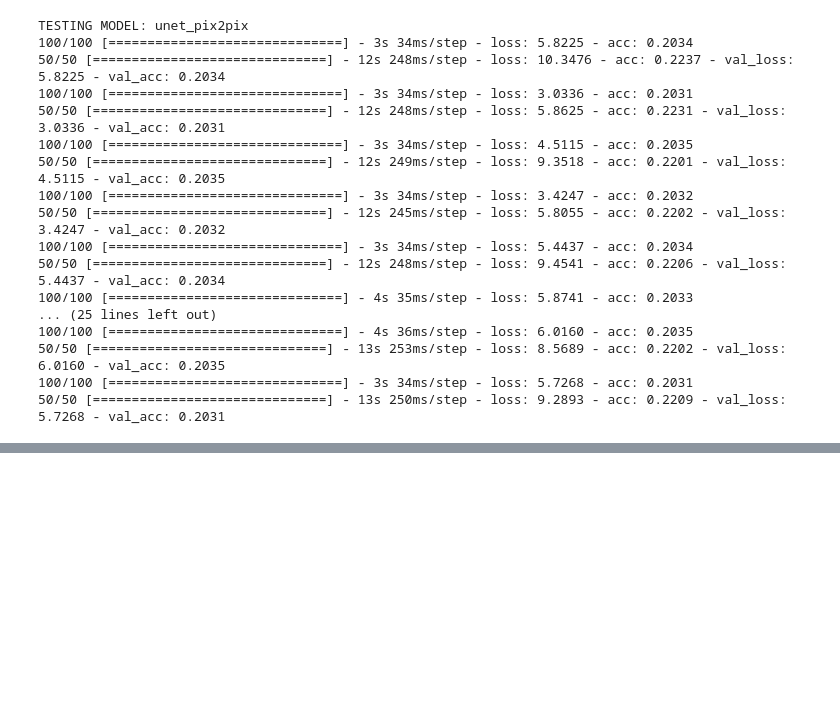
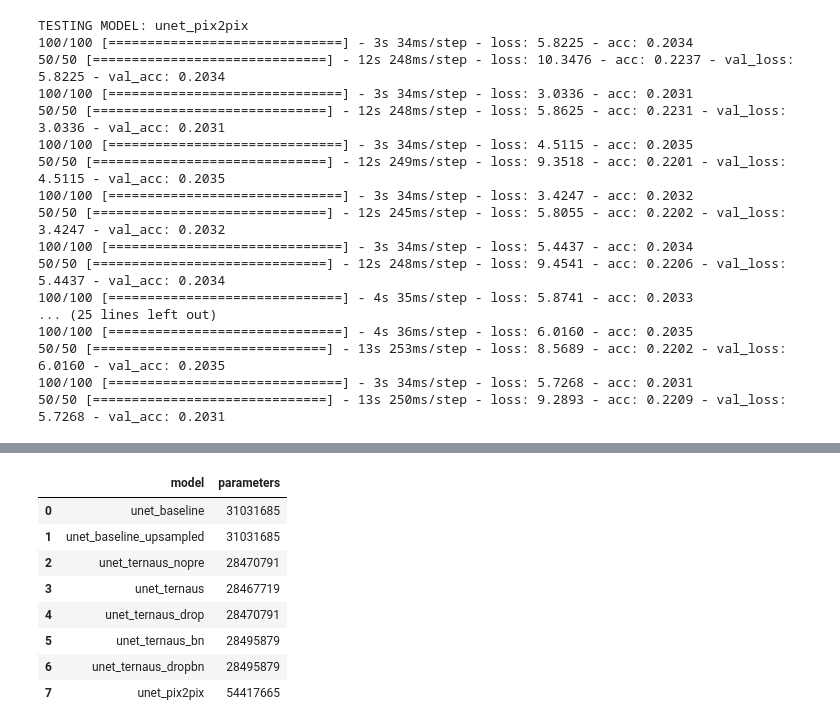
Before and after one commit to a-martyn/unet, a Jupyter notebook: model_comparison.ipynb, the cells around one changed output, grey strips where cells are left out. Drawn from its saved outputs; the diff is of its cells as text; code cells hidden in the pictures; blank space fills up the shorter version.

```diff
--- a/model_comparison.ipynb
+++ b/model_comparison.ipynb
@@ -286,24 +186,0 @@ KeyboardInterrupt:
-# %%
-img_sz = (256, 256, 1)
-batch_sz = 2
-
-# Models
-models = [
-    ['unet_baseline', unet, dict(input_size=img_sz)],
-]
-
-# Data loaders
-train_loader = loader(train_pth, input_generator_train, target_generator_train, batch_sz=batch_sz, img_sz=img_sz[:2])
-test_loader = loader(test_pth, input_generator_test, target_generator_test, batch_sz=batch_sz, img_sz=img_sz[:2])
-# %%
-training_params = dict(
-    train_steps=1000,
-    val_steps=200,
-    epochs=1,
-    iterations=3,
-    lr=1e-4
-)
-
-for model in models:
-    print(f'\nTESTING MODEL: {model[0]}')
-    results = test_model(model[1], train_loader, test_loader, **training_params, model_params=model[2])
@@ -400,0 +191,6 @@ loss: 1.2724 - acc: 0.8682 - val_loss: 1.1669 - val_acc: 0.9347
+# %%
+# Count trainable parameters for each model
+params = []
+for model in models:
+    m = model[1](**model[2])
+    params.append([model[0], m.count_params()])
@@ -400,0 +215,12 @@ loss: 1.2724 - acc: 0.8682 - val_loss: 1.1669 - val_acc: 0.9347
+# %%
+pd.DataFrame(params, columns=['model', 'parameters'])
+# %% [output]
+|  | model | parameters |
+| 0 | unet_baseline | 31031685 |
+| 1 | unet_baseline_upsampled | 31031685 |
+| 2 | unet_ternaus_nopre | 28470791 |
+| 3 | unet_ternaus | 28467719 |
+| 4 | unet_ternaus_drop | 28470791 |
+| 5 | unet_ternaus_bn | 28495879 |
+| 6 | unet_ternaus_dropbn | 28495879 |
+| 7 | unet_pix2pix | 54417665 |
```
Also changed, not shown: parts of 20 cells of this notebook, 12 other files.
